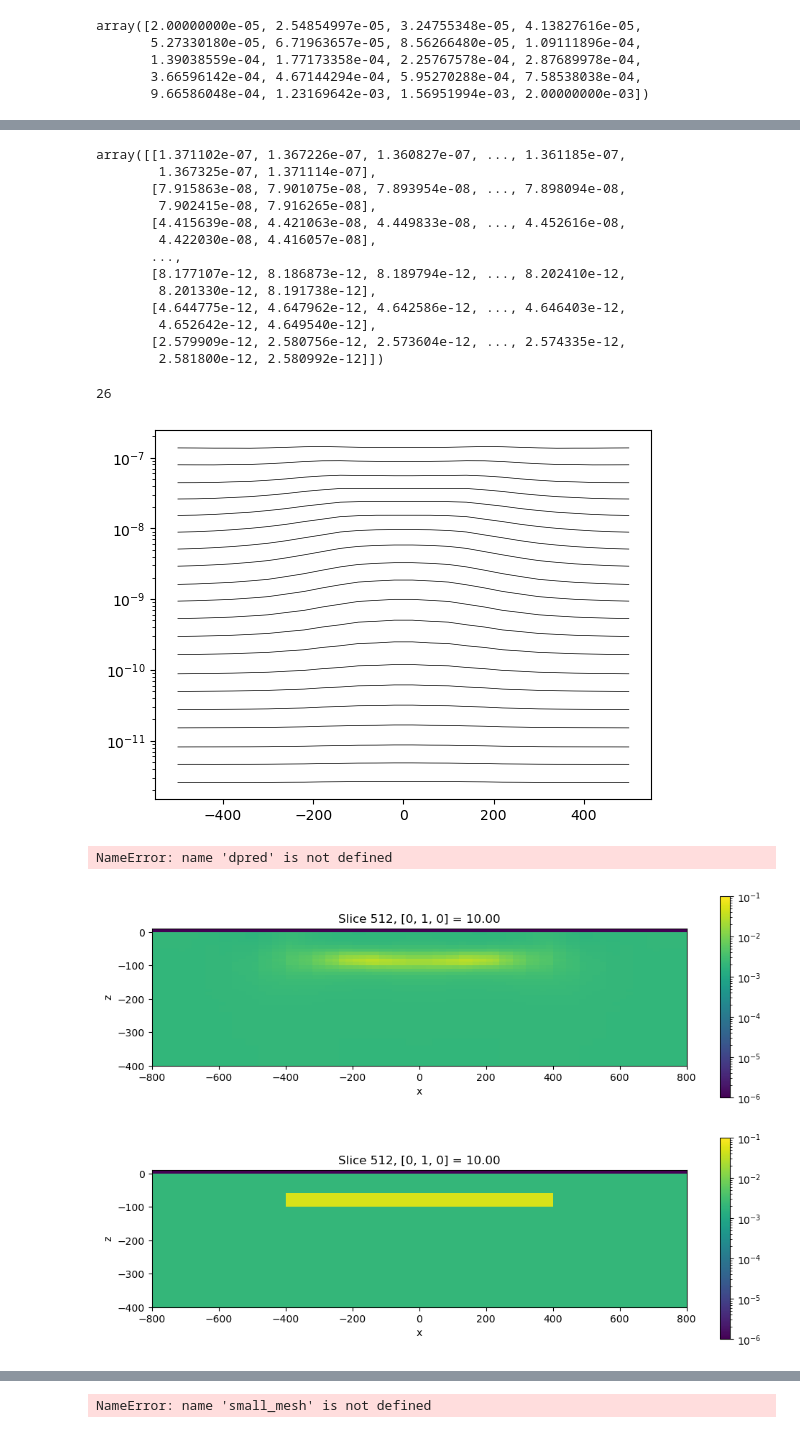
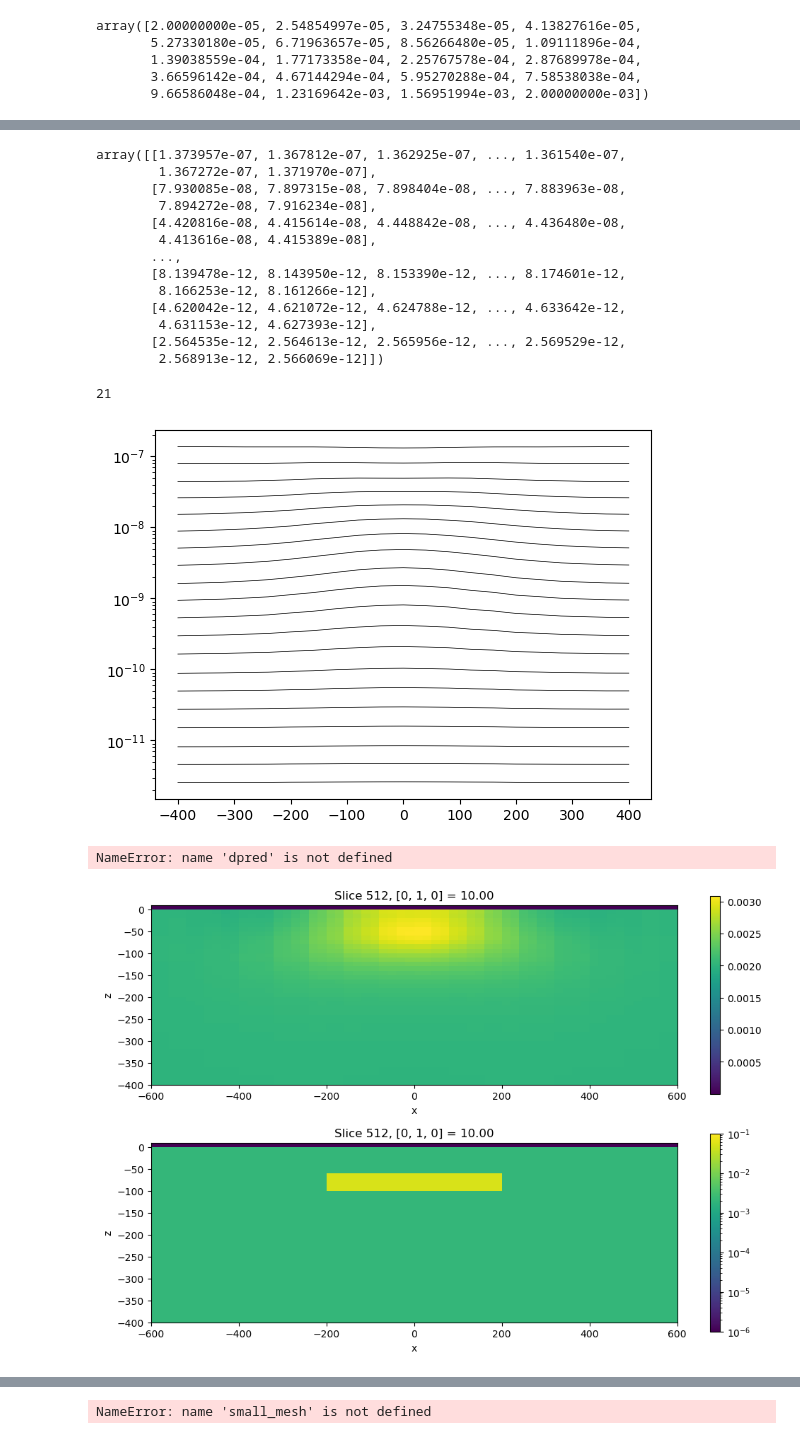
Before and after one commit to ubcgif/2025-heagy-etal-tle, a Jupyter notebook: notebooks/td-octree-target-0-10m-40mspacing/create-ubc-inputs.ipynb, the cells around one changed output, grey strips where cells are left out. Cells and saved outputs as stored; diff of their text form; code cells hidden in the pictures.

Commit message:
update model

```diff
--- a/notebooks/td-octree-target-0-10m-40mspacing/create-ubc-inputs.ipynb
+++ b/notebooks/td-octree-target-0-10m-40mspacing/create-ubc-inputs.ipynb
@@ -40,9 +40,9 @@ files.remove("rx_locs.txt")
 # rx_locs[:, 1] =
 tx_height = 30
 
-rx_x = (np.linspace(-500, 500, 101))[::4]
+rx_x = (np.linspace(-400, 400, 81))[::4]
 
-rx_y = np.r_[-120, -80, -40, 0, 40, 80, 120]
+rx_y = np.r_[-160, -120, -80, -40, 0, 40, 80, 120, 160]
 # rx_y = np.r_[-80, -40, 0, 40, 80]
 
 rx_z = tx_height
@@ -206,7 +202,7 @@ target_z = np.r_[-200, -20]
 # %%
 models = {}
 
-target_x = np.r_[-250, 250]
+target_x = np.r_[-200, 200]
 target_y = np.r_[-60, 60]
 target_z_center = -80
 target_thickness = 40
@@ -363,25 +363,25 @@ for i in range(len(dobs["transmitters"])):
 # %%
 dobs_values
 # %% [output]
-array([[1.371102e-07, 1.367226e-07, 1.360827e-07, ..., 1.361185e-07,
-        1.367325e-07, 1.371114e-07],
-       [7.915863e-08, 7.901075e-08, 7.893954e-08, ..., 7.898094e-08,
-        7.902415e-08, 7.916265e-08],
-       [4.415639e-08, 4.421063e-08, 4.449833e-08, ..., 4.452616e-08,
-        4.422030e-08, 4.416057e-08],
+array([[1.373957e-07, 1.367812e-07, 1.362925e-07, ..., 1.361540e-07,
+        1.367272e-07, 1.371970e-07],
+       [7.930085e-08, 7.897315e-08, 7.898404e-08, ..., 7.883963e-08,
+        7.894272e-08, 7.916234e-08],
+       [4.420816e-08, 4.415614e-08, 4.448842e-08, ..., 4.436480e-08,
+        4.413616e-08, 4.415389e-08],
        ...,
-       [8.177107e-12, 8.186873e-12, 8.189794e-12, ..., 8.202410e-12,
-        8.201330e-12, 8.191738e-12],
-       [4.644775e-12, 4.647962e-12, 4.642586e-12, ..., 4.646403e-12,
-        4.652642e-12, 4.649540e-12],
-       [2.579909e-12, 2.580756e-12, 2.573604e-12, ..., 2.574335e-12,
-        2.581800e-12, 2.580992e-12]])
+       [8.139478e-12, 8.143950e-12, 8.153390e-12, ..., 8.174601e-12,
+        8.166253e-12, 8.161266e-12],
+       [4.620042e-12, 4.621072e-12, 4.624788e-12, ..., 4.633642e-12,
+        4.631153e-12, 4.627393e-12],
+       [2.564535e-12, 2.564613e-12, 2.565956e-12, ..., 2.569529e-12,
+        2.568913e-12, 2.566069e-12]])
 # %%
 data_invert = Data(survey, dobs = discretize.utils.mkvc(dobs_values))
 # %%
 len(rx_x)
 # %% [output]
-26
+21
 # %%
 fig, ax = plt.subplots(1, 1)
 
@@ -390,7 +390,7 @@ line_number = 0
 ax.semilogy(rx_x, data_invert.dobs.reshape(len(rx_locs[:,0]), 20)[line_number*len(rx_x):(1+line_number)*len(rx_x), :], color="k", lw=0.5);
 # ax.semilogy(rx_locs[::3, 0], dpred_values.T, "C0o", ms=2);
 # %% [output]
-[figure, old version]
+[figure, new version]
 # %%
 
 source_list = data_invert.survey.source_list
@@ -442,7 +440,7 @@ len(dpred["transmitters"])
 # %% [output]
 NameError: name 'dpred' is not defined
 # %%
-ubc_model = discretize.TreeMesh.read_model_UBC(ubc_mesh, "inv_003.con")
+ubc_model = discretize.TreeMesh.read_model_UBC(ubc_mesh, "inv_001.con")
 # %%
 # with open(f"{directory}/true-models.pkl", "rb") as f:
 #     true_models = pickle.load(f)
@@ -451,30 +449,30 @@ ubc_model = discretize.TreeMesh.read_model_UBC(ubc_mesh, "inv_003.con")
 # %%
 fig, ax = plt.subplots(2, 1, figsize=(12, 8))
 
 plt.colorbar(ubc_mesh.plot_slice(
     ubc_model,
-    pcolor_opts={"norm":LogNorm(vmin=1e-6, vmax=1e-1)},
+    # pcolor_opts={"norm":LogNorm(vmin=1e-6, vmax=1e-1)},
     ax=ax[0],
     normal="Y",
     # ind = 513,
     # grid=True,
 )[0], ax=ax[0])
 
 plt.colorbar(ubc_mesh.plot_slice(
     models["target_0"],
     pcolor_opts={"norm":LogNorm(vmin=1e-6, vmax=1e-1)},
     ax=ax[1],
     normal="Y",
     # ind=513
 )[0], ax=ax[1])
 
 
 for a in ax:
-    a.set_xlim(800* np.r_[-1, 1])
+    a.set_xlim(600* np.r_[-1, 1])
     a.set_ylim(-400, 10)
     a.set_aspect(1)
 # %% [output]
-[figure, old version]
+[figure, new version]
 # %%
 fig, ax = plt.subplots(2, 1, figsize=(12, 8))
 ind = 2939
```
Also changed, not shown: parts of 11 cells of this notebook, 22 other files.
